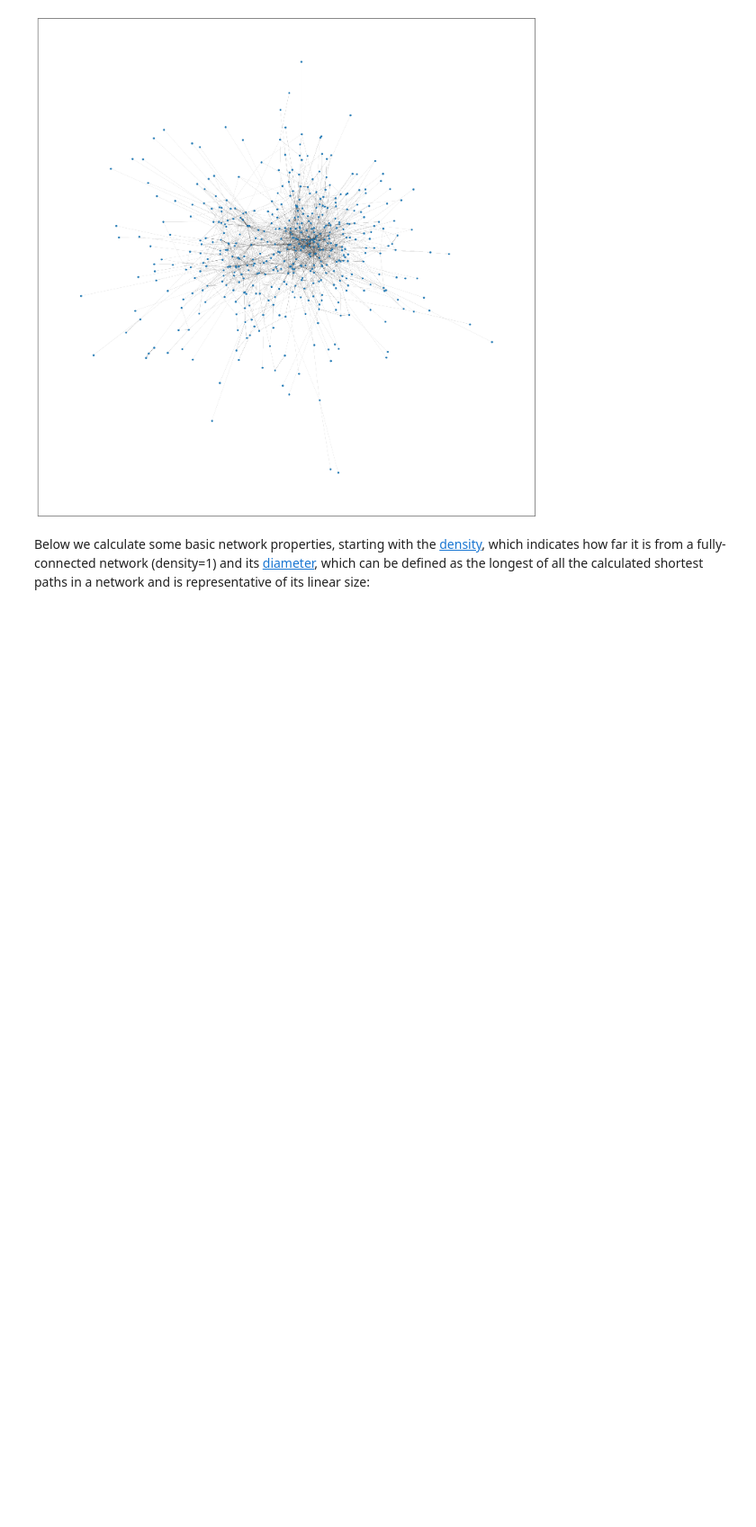
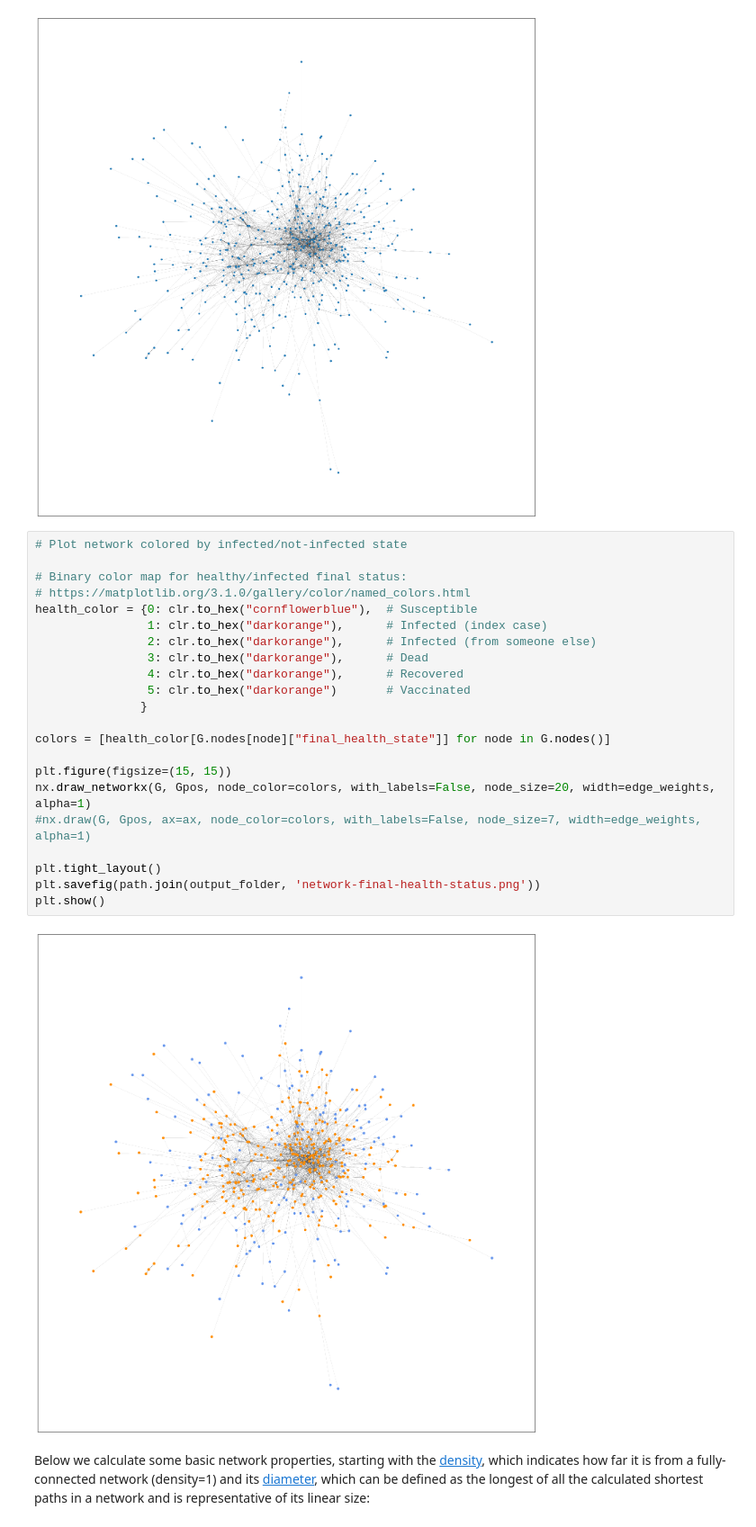
Before and after one commit to colabobio/oo-wku23, a Jupyter notebook: 2-network-properties.ipynb, the cells around one changed output. Shown at 90% size. Cells and saved outputs as stored; diff of their text form; blank space fills up the shorter version.

Commit message:
added final health status to node properties and plot all transmission graphs

```diff
--- a/2-network-properties.ipynb
+++ b/2-network-properties.ipynb
@@ -66,6 +66,30 @@ plt.savefig(path.join(output_folder, 'network.png'))
 plt.show()
 # %% [output]
 [figure]
+# %%
+# Plot network colored by infected/not-infected state
+
+# Binary color map for healthy/infected final status:
+# https://matplotlib.org/3.1.0/gallery/color/named_colors.html
+health_color = {0: clr.to_hex("cornflowerblue"),  # Susceptible
+                1: clr.to_hex("darkorange"),      # Infected (index case)
+                2: clr.to_hex("darkorange"),      # Infected (from someone else)
+                3: clr.to_hex("darkorange"),      # Dead
+                4: clr.to_hex("darkorange"),      # Recovered
+                5: clr.to_hex("darkorange")       # Vaccinated
+               }
+
+colors = [health_color[G.nodes[node]["final_health_state"]] for node in G.nodes()]
+
+plt.figure(figsize=(15, 15))
+nx.draw_networkx(G, Gpos, node_color=colors, with_labels=False, node_size=20, width=edge_weights, alpha=1)
+#nx.draw(G, Gpos, ax=ax, node_color=colors, with_labels=False, node_size=7, width=edge_weights, alpha=1)
+
+plt.tight_layout()
+plt.savefig(path.join(output_folder, 'network-final-health-status.png'))
+plt.show()
+# %% [output]
+[figure, added]
 # %% [markdown]
 Below we calculate some basic network properties, starting with the [density](https://networkx.org/documentation/stable/reference/generated/networkx.classes.function.density.html), which indicates how far it is from a fully-connected network (density=1) and its [diameter](https://networkx.org/documentation/stable/reference/algorithms/generated/networkx.algorithms.distance_measures.diameter.html), which can be defined as the longest of all the calculated shortest paths in a network and is representative of its linear size:
 # %%
```
Also changed, not shown: 11 other files.
